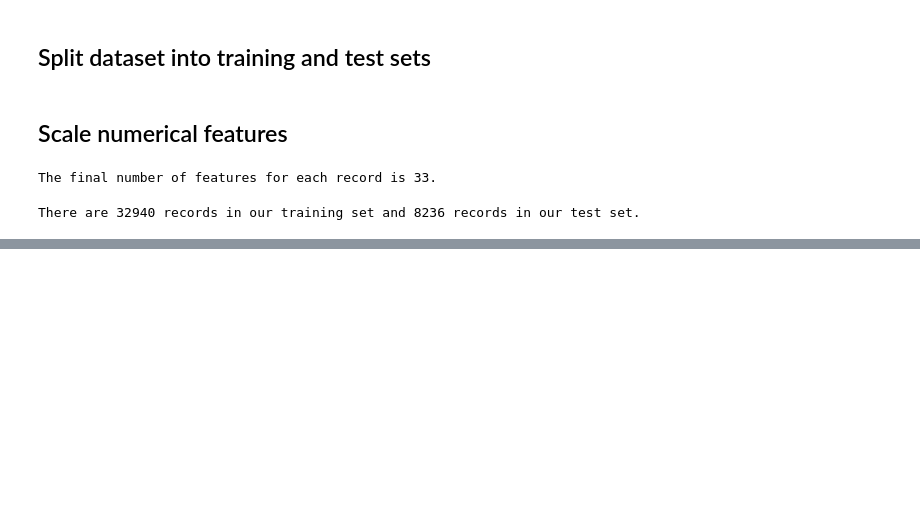
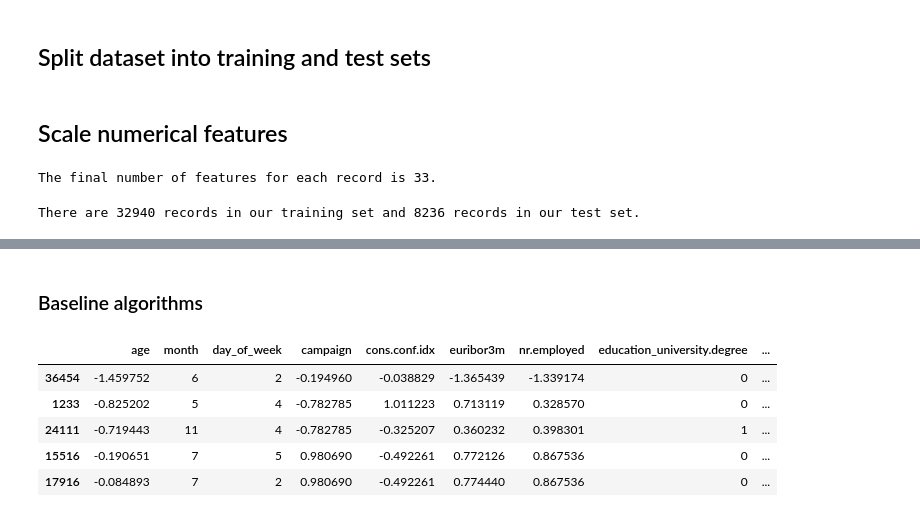
Before and after one commit to ahanagangopadhyay/improving-bank-telemarketing-campaigns, a Jupyter notebook: codes/baseline_code.ipynb, the cells around one changed output, grey strips where cells are left out. Drawn from its saved outputs; the diff is of its cells as text; code cells hidden in the pictures; blank space fills up the shorter version.

```diff
--- a/codes/1_data_preprocessing.ipynb
+++ b/codes/baseline_code.ipynb
@@ -460,0 +491,8 @@ There are 32940 records in our training set and 8236 records in our test set.
+# %%
+# Predictors
+x_train = train.drop(['y'], 1)
+x_test = test.drop(['y'], 1)
+
+# Target values
+y_train = train['y']
+y_test = test['y']
@@ -460,0 +631,8 @@ There are 32940 records in our training set and 8236 records in our test set.
+# %%
+estimator = RandomForestClassifier(random_state=1)
+selector = RFE(estimator, n_features_to_select=10, step=1)
+selector = selector.fit(x_train, y_train)
+subset_columns = x_train.columns[selector.support_]
+print('The features selected by Recursive Feature Elimination are...')
+for column in subset_columns:
+    print(column)
@@ -460,0 +651,13 @@ There are 32940 records in our training set and 8236 records in our test set.
+# %% [markdown]
+### Baseline algorithms <a name="rfe_baseline"></a>
+# %%
+x_train_subset = x_train[subset_columns]
+x_test_subset = x_test[subset_columns]
+x_train_subset.head()
+# %% [output]
+|  | age | month | day_of_week | campaign | cons.conf.idx | euribor3m | nr.employed | education_university.degree | ... |
+| 36454 | -1.459752 | 6 | 2 | -0.194960 | -0.038829 | -1.365439 | -1.339174 | 0 | ... |
+| 1233 | -0.825202 | 5 | 4 | -0.782785 | 1.011223 | 0.713119 | 0.328570 | 0 | ... |
+| 24111 | -0.719443 | 11 | 4 | -0.782785 | -0.325207 | 0.360232 | 0.398301 | 1 | ... |
+| 15516 | -0.190651 | 7 | 5 | 0.980690 | -0.492261 | 0.772126 | 0.867536 | 0 | ... |
+| 17916 | -0.084893 | 7 | 2 | 0.980690 | -0.492261 | 0.774440 | 0.867536 | 0 | ... |
```
Also changed, not shown: parts of 33 cells of this notebook, 3 other files.
